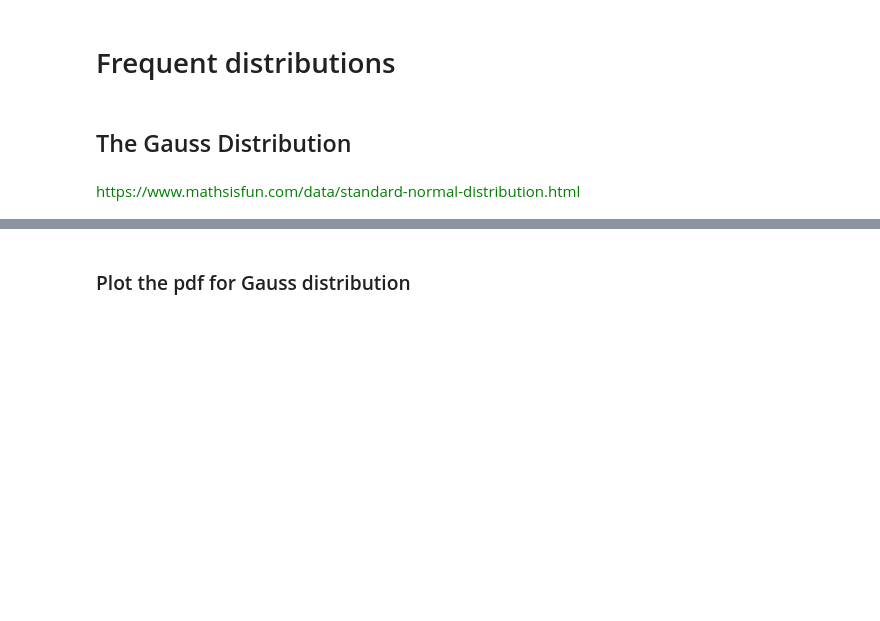
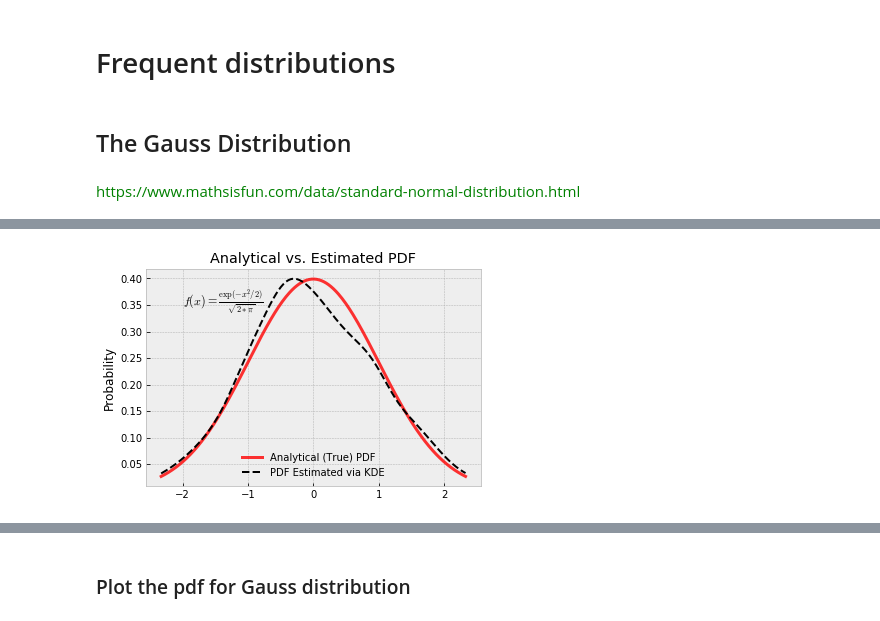
Before and after one commit to ComplicatedPhenomenon/IPython_training, a Jupyter notebook: SciPy/scipy/statisticalPackage.ipynb, the cells around one changed output, grey strips where cells are left out. Saved outputs shown, nothing was run; the diff lists cells and outputs as text; code cells hidden in the pictures; blank space fills up the shorter version.

```diff
--- a/SciPy/scipy/statisticalPackage.ipynb
+++ b/SciPy/scipy/statisticalPackage.ipynb
@@ -91,29 +76,31 @@ plt.show()
 # %%
 # An object representing the "frozen" analytical distribution
 # Defaults to the standard normal distribution, N~(0, 1)
 dist = stats.norm()
 
 # Draw random samples from the population you built above.
 # This is just a sample, so the mean and std. deviation should
 # be close to (1, 0).
 samp = dist.rvs(size=1000)
 
 # `ppf()`: percent point function (inverse of cdf — percentiles).
 x = np.linspace(start=stats.norm.ppf(0.01),
                 stop=stats.norm.ppf(0.99), num=250)
 gkde = stats.gaussian_kde(dataset=samp)
 
 # `gkde.evaluate()` estimates the PDF itself.
 fig, ax = plt.subplots()
-ax.plot(x, dist.pdf(x), linestyle='solid', c='red', lw=3,
+_ = ax.plot(x, dist.pdf(x), linestyle='solid', c='red', lw=3,
         alpha=0.8, label='Analytical (True) PDF')
-ax.plot(x, gkde.evaluate(x), linestyle='dashed', c='black', lw=2,
+_ = ax.plot(x, gkde.evaluate(x), linestyle='dashed', c='black', lw=2,
         label='PDF Estimated via KDE')
-ax.legend(loc='best', frameon=False)
-ax.set_title('Analytical vs. Estimated PDF')
-ax.set_ylabel('Probability')
-ax.text(-2., 0.35, r'$f(x) = \frac{\exp(-x^2/2)}{\sqrt{2*\pi}}$',
+_ = ax.legend(loc='best', frameon=False)
+_ = ax.set_title('Analytical vs. Estimated PDF')
+_ = ax.set_ylabel('Probability')
+_ = ax.text(-2., 0.35, r'$f(x) = \frac{\exp(-x^2/2)}{\sqrt{2*\pi}}$',
         fontsize=12)
+# %% [output]
+[figure, added]
 # %%
 # generate random numbersfrom N(0,1)
 data_normal = stats.norm.rvs(size=10000,loc=0,scale=1)
```
Also changed, not shown: parts of 68 cells of this notebook, 11 other files.
